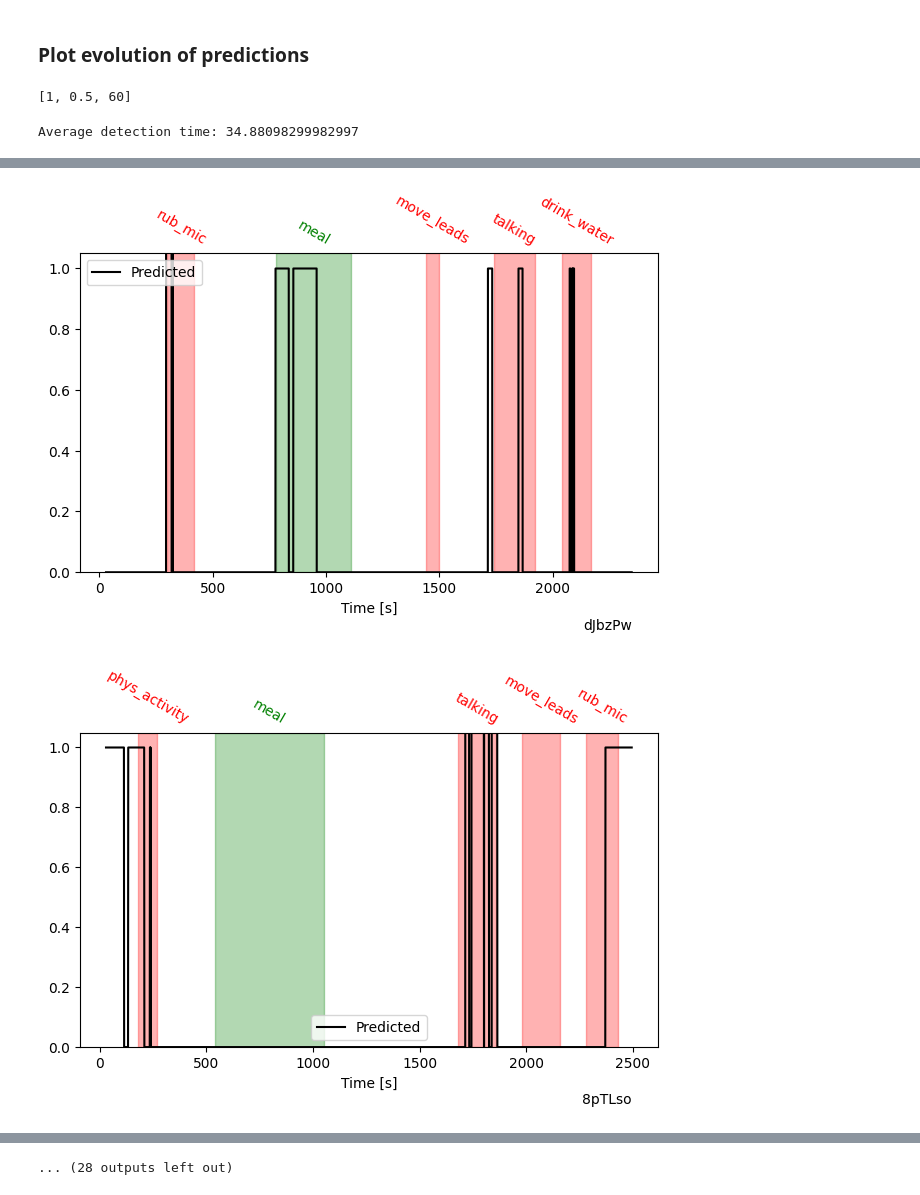
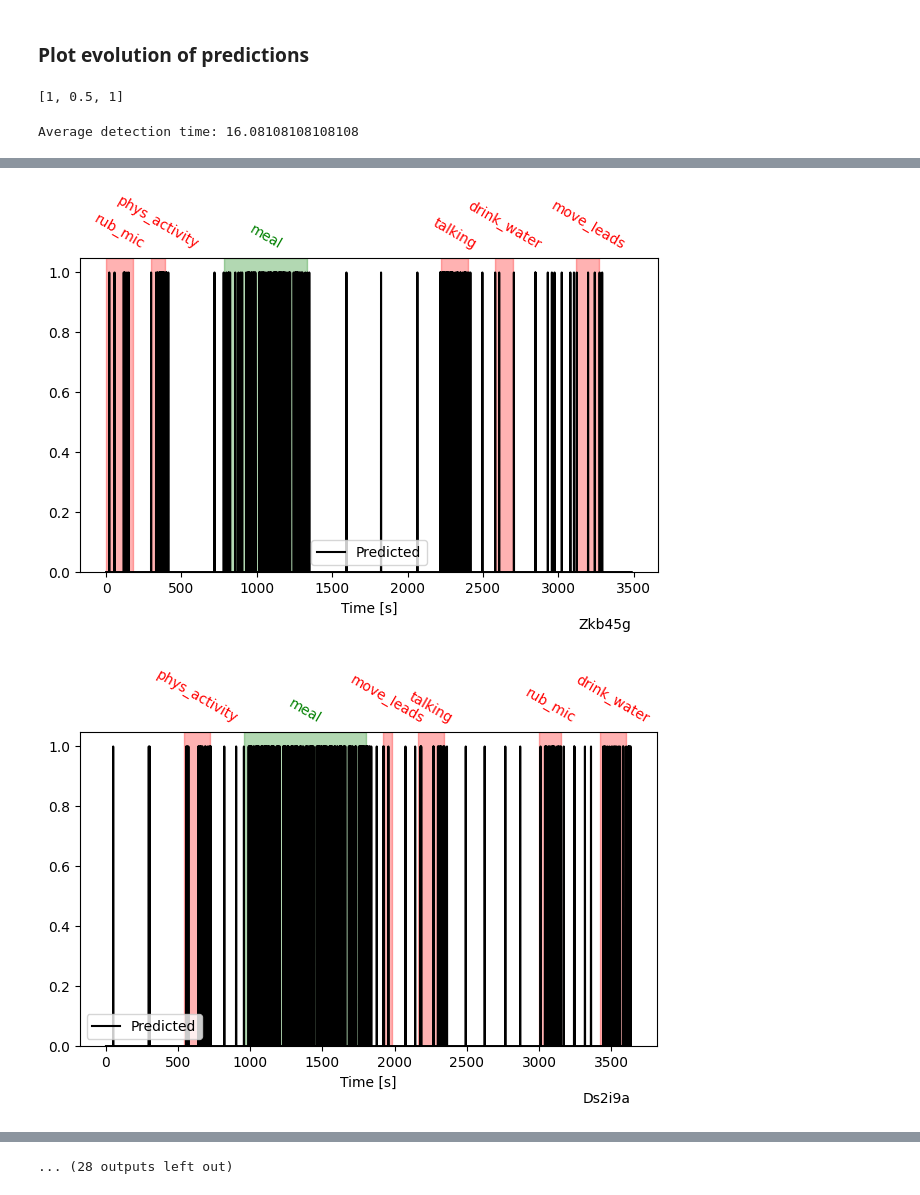
Before and after one commit to Majager/master_ML, a Jupyter notebook: Results/Analyze_results.ipynb, the cells around one changed output, grey strips where cells are left out. Drawn from its saved outputs; the diff is of its cells as text; code cells hidden in the pictures.

```diff
--- a/Results/Analyze_results.ipynb
+++ b/Results/Analyze_results.ipynb
@@ -270,21 +291,22 @@ def find_evolution_parameters(folder_path):
     print('Average detection time:', avg_detection_times)
 # %%
 #folder_path = "LDA_validation\\data\\20250411_133342"
-#folder_path = "LDA_test\\data\\20250411_130805"
+#folder_path = "LDA_test\\data\\20250411_130007"
 #folder_path = "HMM_validation\\data\\20250411_131102"
 #folder_path = "HMM_test\\data\\20250411_132705"
 #folder_path = "HMM_test\\data\\20250416_153259"
 
-#folder_path = "sfs_LDA\\run_1\\data\\20250429_161046"
+folder_path = "sfs_LDA\\run_1\\data\\20250429_161046"
 
 #folder_path = "sfs_HMM\\run_1\\data\\20250510_154436"
 #folder_path = "sfs_HMM\\run_1\\data\\20250510_212254"
 #folder_path = "sfs_HMM\\run_1\\data\\20250510_095919"
 
-folder_path = "LDA_validation_multiclass\\data\\20250512_225412"
-
+#folder_path = "LDA_validation_multiclass\\data\\20250512_225412"
+#folder_path = "HMM_validation_multiclass\\data\\20250515_113409"
+#folder_path = "LDA_validation\\data\\20250515_122147"
 
 find_evolution_parameters(folder_path)
 # %% [output]
-[1, 0.5, 60]
+[1, 0.5, 1]
-Average detection time: 34.88098299982997
+Average detection time: 16.08108108108108
@@ -293,2 +315,2 @@ Average detection time: 34.88098299982997
-[figure, old version]
+[figure, new version]
-[figure, old version]
+[figure, new version]
```
Also changed, not shown: parts of 4 cells of this notebook, 6 other files.
